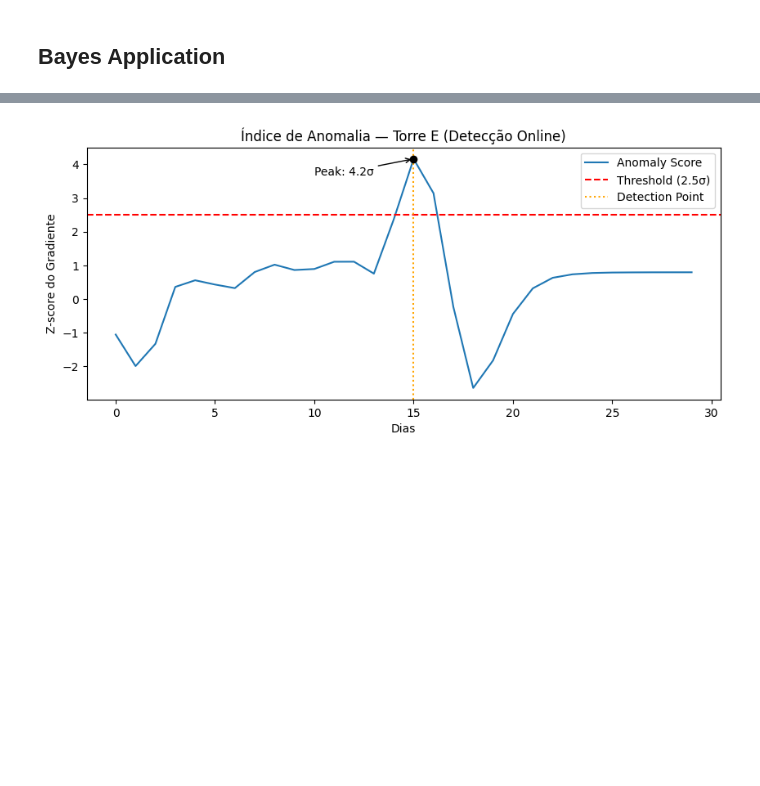
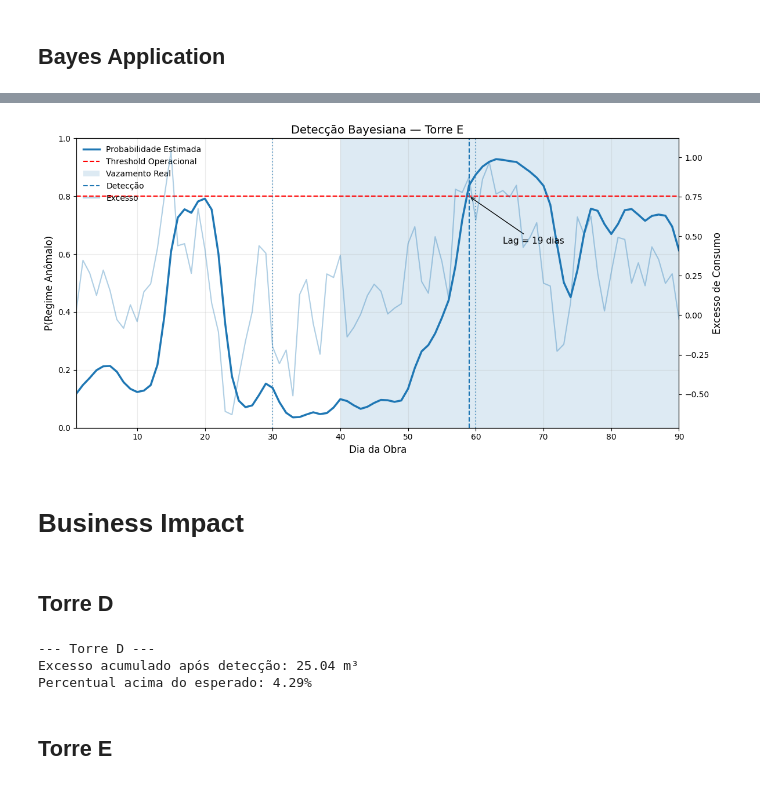
Before and after one commit to VictorAMachado/construction_water_anomaly_model, a Jupyter notebook: construction_water_anomaly_model_v1.ipynb, the cells around one changed output, grey strips where cells are left out. Cells and saved outputs as stored; diff of their text form; code cells hidden in the pictures; blank space fills up the shorter version.

```diff
--- a/construction_water_anomaly_model_v1.ipynb
+++ b/construction_water_anomaly_model_v1.ipynb
@@ -72,7 +72,7 @@ for _, obra in obras.iterrows():
         consumo_dia = base * fator * ruido
 
         # Leak_1 — Torre D
-        if torre == 'Torre D' and 10 <= i <= 35:
+        if torre == 'Torre D' and 5 <= i <= 35:
             consumo_dia *= 1 + 0.01 * (i - 10)
 
         # Leak_2 — Torre E
@@ -579,6 +556,7 @@ Como apenas um evento foi observado, essa taxa representa um prior empírico pre
 # %% [markdown]
 ## Set up DF excesso
 # %%
+df_vaz = consumo_agua.copy()
 # consumo por pavimento por dia
 df_vaz["consumo_por_pav"] = (
     df_vaz["consumo_m3"] /
@@ -633,7 +611,7 @@ excesso_E = df_excesso_E["excesso"].values
 # Demais torres - sem suspeitas
 excesso_normais = []
 
-for torre in ["Torre A", "Torre B", "Torre C"]:
+for torre in ["Torre A", "Torre B", "Torre C", "Torre E"]:
 
     df_t = df_vaz[df_vaz["nome_obra"] == torre][
         ["data", "consumo_por_pav"]
@@ -734,28 +853,13 @@ A variação no gradiente para o dia 15 é superior ao limite
 # %%
-# Visualização baseada em unidades de desvio padrão
-plt.figure(figsize=(10,4))
-plt.plot(z, label="Anomaly Score")
-peak = np.argmax(z)
-
-plt.scatter(peak, z[peak], color='black', zorder=5)
-
-plt.axhline(threshold, color='r', linestyle='--',
-            label=f"Threshold ({threshold}σ)")
-if detected_day is not None:
-    plt.axvline(detected_day, color='orange',
-                linestyle=':', label="Detection Point")
-peak = np.argmax(z)
-plt.annotate(
-    f"Peak: {z[peak]:.1f}σ",
-    xy=(peak, z[peak]),
-    xytext=(peak-5, z[peak]-0.5),
-    arrowprops=dict(arrowstyle="->")
+plotar_detector_bayes(
+    posterior=posteriores_E,
+    excesso=excesso_E,
+    inicio_vaz=40,
+    fim_vaz=90,
+    threshold=0.8,
+    titulo="Detecção Bayesiana — Torre E"
 )
-plt.title("Índice de Anomalia — Torre E (Detecção Online)")
-plt.xlabel("Dias")
-plt.ylabel("Z-score do Gradiente")
-plt.legend()
-
-plt.show()
 # %% [output]
-[figure, old version]
+[figure, new version]
+# %% [markdown]
+# Business Impact
@@ -761,0 +894,14 @@ plt.show()
+# %% [markdown]
+## Torre D
+# %%
+excesso_D_pos, perc_D_pos = calcular_excesso_detectado(
+    df_excesso_D,
+    resultado_D["detected_day"] + 1,
+    "Torre D"
+)
+# %% [output]
+--- Torre D ---
+Excesso acumulado após detecção: 25.04 m³
+Percentual acima do esperado: 4.29%
+# %% [markdown]
+## Torre E
```
Also changed, not shown: parts of 42 cells of this notebook.
